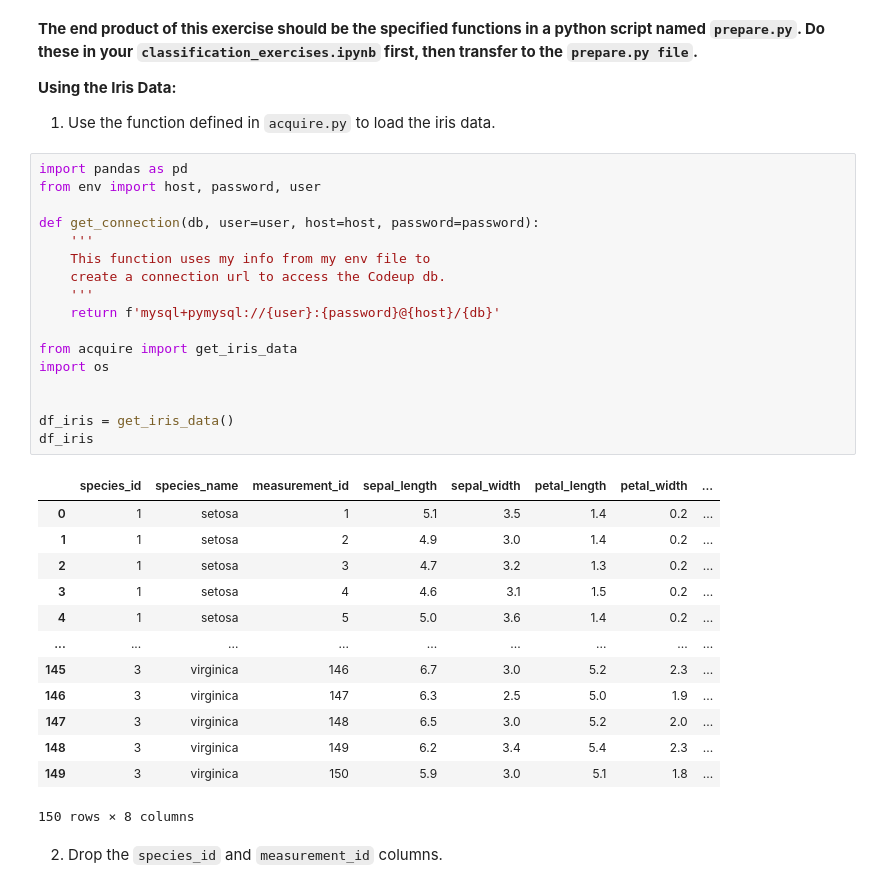
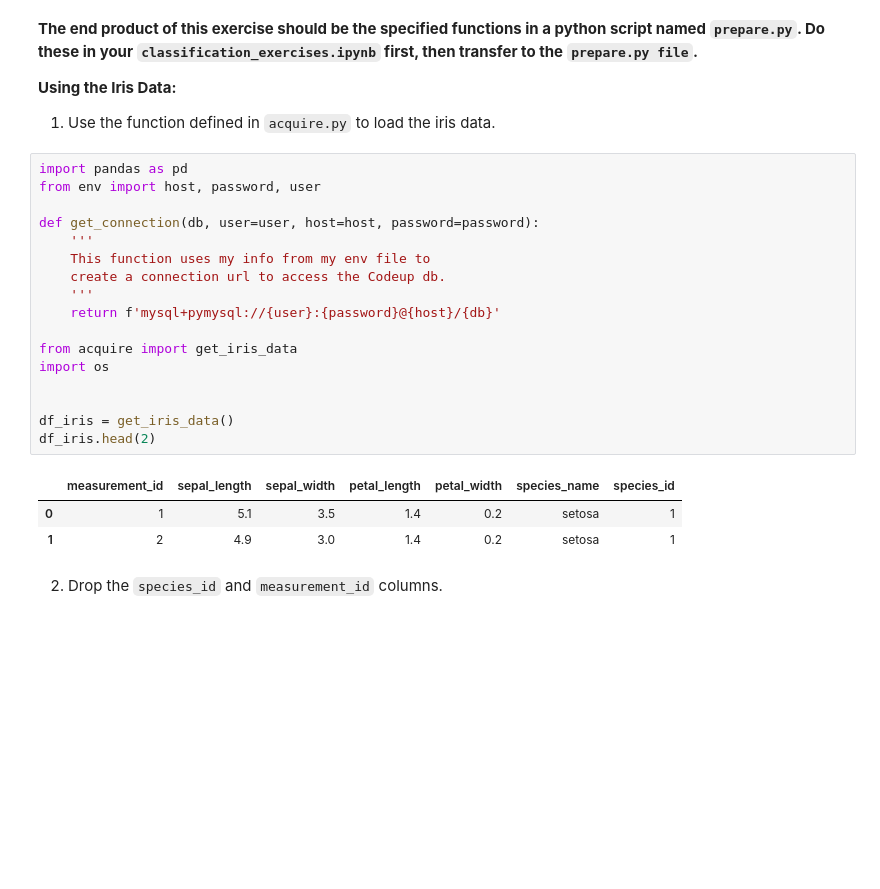
Before and after one commit to barbmarques/classification-exercises, a Jupyter notebook: classification_exercises.ipynb, the cells around one changed output. Cells and saved outputs as stored; diff of their text form; blank space fills up the shorter version.

````diff
--- a/classification_exercises.ipynb
+++ b/classification_exercises.ipynb
@@ -275,34 +275,24 @@ Name: Sex, dtype: int64
 # %%
 import pandas as pd
 from env import host, password, user
 
 def get_connection(db, user=user, host=host, password=password):
     '''
     This function uses my info from my env file to
     create a connection url to access the Codeup db.
     '''
     return f'mysql+pymysql://{user}:{password}@{host}/{db}'
 
 from acquire import get_iris_data
 import os
 
 
 df_iris = get_iris_data()
-df_iris
+df_iris.head(2)
 # %% [output]
-|  | species_id | species_name | measurement_id | sepal_length | sepal_width | petal_length | petal_width | ... |
-| 0 | 1 | setosa | 1 | 5.1 | 3.5 | 1.4 | 0.2 | ... |
-| 1 | 1 | setosa | 2 | 4.9 | 3.0 | 1.4 | 0.2 | ... |
-| 2 | 1 | setosa | 3 | 4.7 | 3.2 | 1.3 | 0.2 | ... |
-| 3 | 1 | setosa | 4 | 4.6 | 3.1 | 1.5 | 0.2 | ... |
-| 4 | 1 | setosa | 5 | 5.0 | 3.6 | 1.4 | 0.2 | ... |
-| ... | ... | ... | ... | ... | ... | ... | ... | ... |
-| 145 | 3 | virginica | 146 | 6.7 | 3.0 | 5.2 | 2.3 | ... |
-| 146 | 3 | virginica | 147 | 6.3 | 2.5 | 5.0 | 1.9 | ... |
-| 147 | 3 | virginica | 148 | 6.5 | 3.0 | 5.2 | 2.0 | ... |
-| 148 | 3 | virginica | 149 | 6.2 | 3.4 | 5.4 | 2.3 | ... |
-| 149 | 3 | virginica | 150 | 5.9 | 3.0 | 5.1 | 1.8 | ... |
+|  | measurement_id | sepal_length | sepal_width | petal_length | petal_width | species_name | species_id |
+| 0 | 1 | 5.1 | 3.5 | 1.4 | 0.2 | setosa | 1 |
+| 1 | 2 | 4.9 | 3.0 | 1.4 | 0.2 | setosa | 1 |
-150 rows × 8 columns
 # %% [markdown]
 2. Drop the ```species_id``` and ```measurement_id``` columns.
 # %%
````
Also changed, not shown: parts of 27 cells of this notebook.
